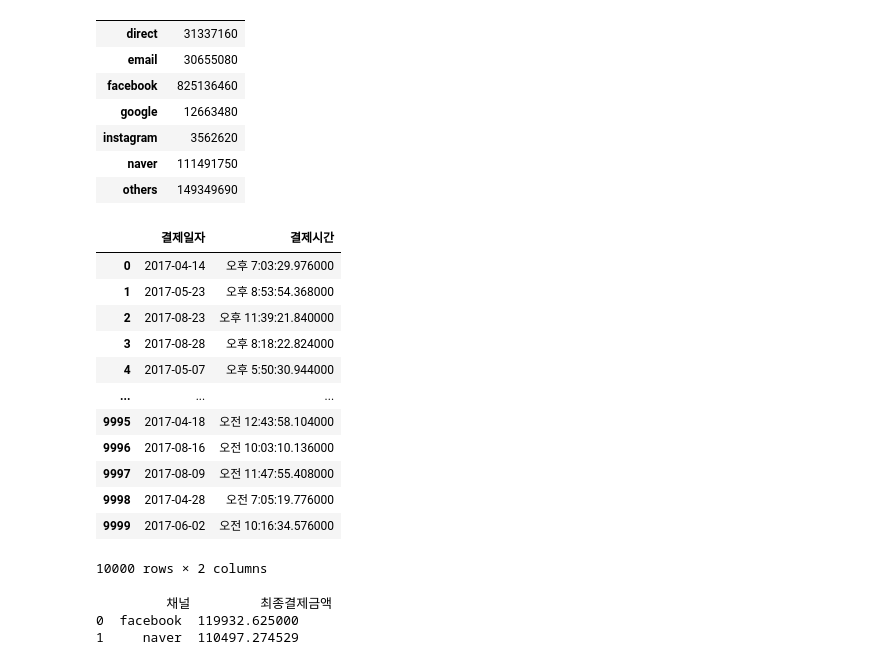
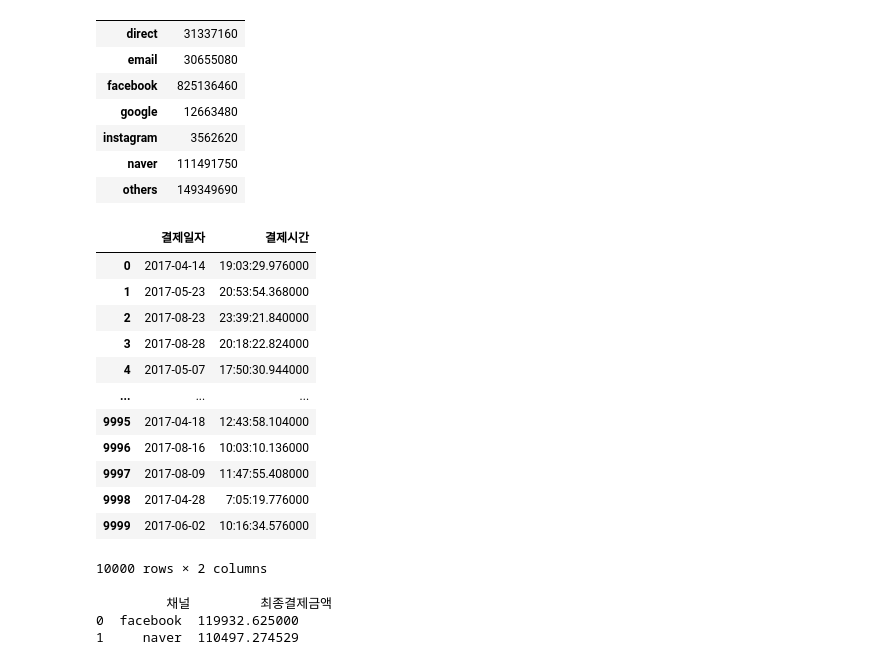
Before and after one commit to Achil7/SW_Membership_BIGDATA, a Jupyter notebook: 9주차 머신러닝/Day3_CDA 및 Join.ipynb, the cells around one changed output. Drawn from its saved outputs; the diff is of its cells as text; code cells hidden in the pictures.

```diff
--- a/9주차 머신러닝/Day3_CDA 및 Join.ipynb
+++ b/9주차 머신러닝/Day3_CDA 및 Join.ipynb
@@ -787,28 +787,31 @@ df3.pivot_table(index = '채널', values = '최종결제금액', aggfunc = 'sum'
 # %%
 # 11. df3의 '결제시각' 데이터를 이용해, '결제일자'와 '결제시간'을 분리하시오(날짜와 시간으로 분리) apply 사용!!
 def buy_date(data):
     return data.split()[0]
 
 def buy_time(data):
-    return data.split()[1] + ' ' + data.split()[2]
+    if data.split()[1] == '오전':
+        return data.split()[2]
+    else:
+        return str(int(data.split()[2].split(':')[0]) + 12) + ':' + data.split()[2][-12:]
 
 
 df3['결제일자'] = df3['결제시각'].apply(buy_date)
 df3['결제시간'] = df3['결제시각'].apply(buy_time)
 df3[['결제일자','결제시간']]
 # %% [output]
 |  | 결제일자 | 결제시간 |
-| 0 | 2017-04-14 | 오후 7:03:29.976000 |
-| 1 | 2017-05-23 | 오후 8:53:54.368000 |
-| 2 | 2017-08-23 | 오후 11:39:21.840000 |
-| 3 | 2017-08-28 | 오후 8:18:22.824000 |
-| 4 | 2017-05-07 | 오후 5:50:30.944000 |
+| 0 | 2017-04-14 | 19:03:29.976000 |
+| 1 | 2017-05-23 | 20:53:54.368000 |
+| 2 | 2017-08-23 | 23:39:21.840000 |
+| 3 | 2017-08-28 | 20:18:22.824000 |
+| 4 | 2017-05-07 | 17:50:30.944000 |
 | ... | ... | ... |
-| 9995 | 2017-04-18 | 오전 12:43:58.104000 |
-| 9996 | 2017-08-16 | 오전 10:03:10.136000 |
-| 9997 | 2017-08-09 | 오전 11:47:55.408000 |
-| 9998 | 2017-04-28 | 오전 7:05:19.776000 |
-| 9999 | 2017-06-02 | 오전 10:16:34.576000 |
+| 9995 | 2017-04-18 | 12:43:58.104000 |
+| 9996 | 2017-08-16 | 10:03:10.136000 |
+| 9997 | 2017-08-09 | 11:47:55.408000 |
+| 9998 | 2017-04-28 | 7:05:19.776000 |
+| 9999 | 2017-06-02 | 10:16:34.576000 |
 10000 rows × 2 columns
 # %%
 # 12. 'facebook'으로 유입된 고객들과 'naver'로 유입된 고객들의 '최종결제금액'의 평균의 차이가 있는지 시각화하고 가설검정 수행
```
